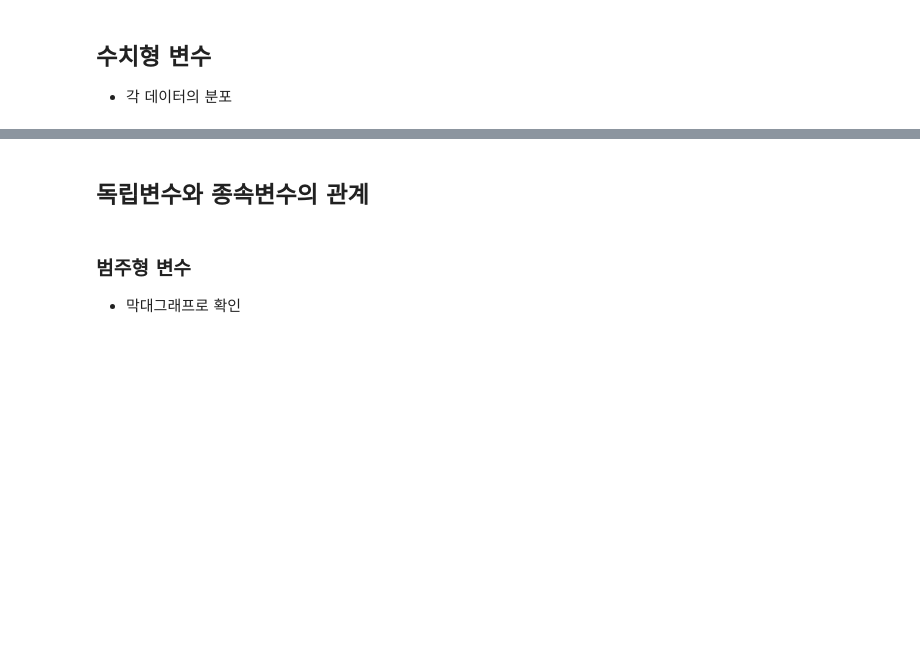
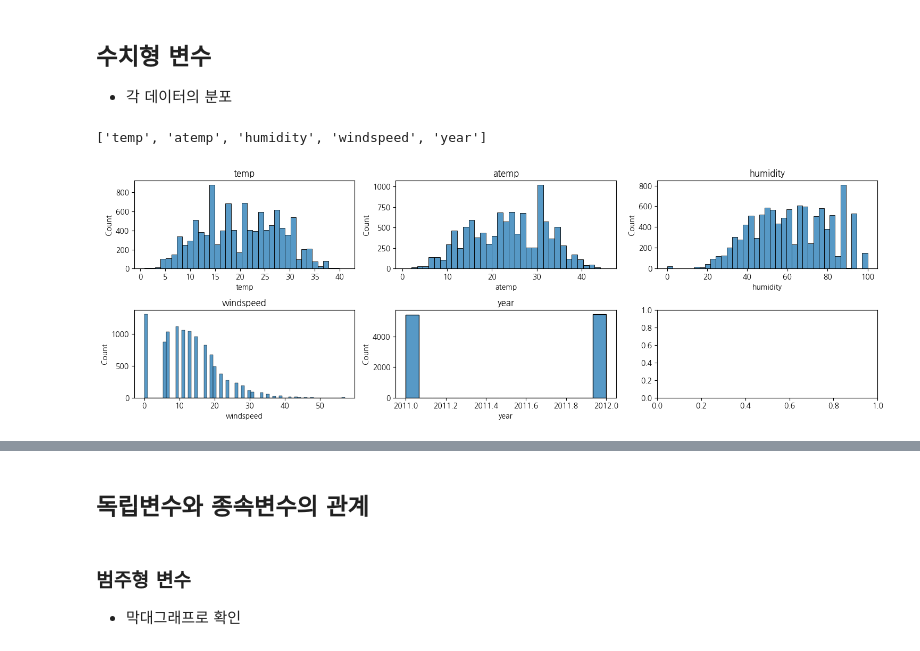
Before and after one commit to jimmynkim/MS_MachineLearning, a Jupyter notebook: 03_회귀_공공자전거 수요 예측/03_회귀_공공자전거 수요 예측1_EDA_실습.ipynb, the cells around one changed output, grey strips where cells are left out. Drawn from its saved outputs; the diff is of its cells as text; code cells hidden in the pictures; blank space fills up the shorter version.

```diff
--- a/03_회귀_공공자전거 수요 예측/03_회귀_공공자전거 수요 예측1_EDA_실습.ipynb
+++ b/03_회귀_공공자전거 수요 예측/03_회귀_공공자전거 수요 예측1_EDA_실습.ipynb
@@ -67,3 +127,5 @@ df.head()
 # ---------------------------
 # 각 범주별 데이터 빈도수
 # ---------------------------
+for i, feature in enumerate(cat_cols):
+    display(df[feature].value_counts())
@@ -70,10 +159,23 @@ df.head()
 # %% [markdown]
 ## 수치형 변수
 - 각 데이터의 분포
+# %%
+# 수치형 데이터 찾기
+num_cols
+# %% [output]
+['temp', 'atemp', 'humidity', 'windspeed', 'year']
 # %%
 # ---------------------------
 # 수치형 데이터의 분포 시각화
 # ---------------------------
+fig, ax = plt.subplots(2, 3, figsize=(15,5))
+axes=ax.flatten()
+for i, feature in enumerate(num_cols):
+    sns.histplot(x=feature, data=df, ax=axes[i])
+    axes[i].set_title(feature)
+plt.tight_layout()
+# %% [output]
+[figure, added]
 # %%
 # ---------------------------
 # 수치형 데이터 박스플롯
```
Also changed, not shown: parts of 23 cells of this notebook.
